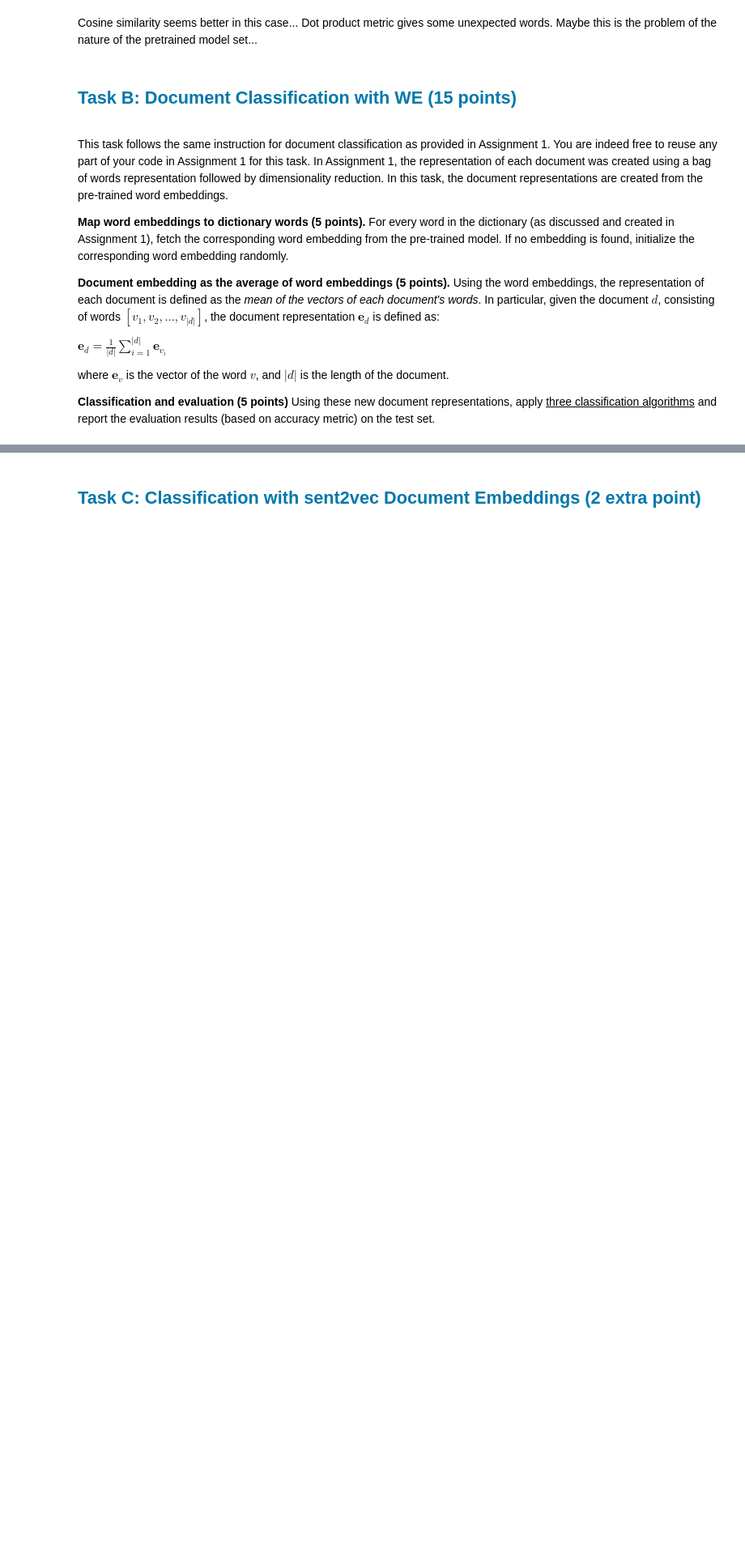
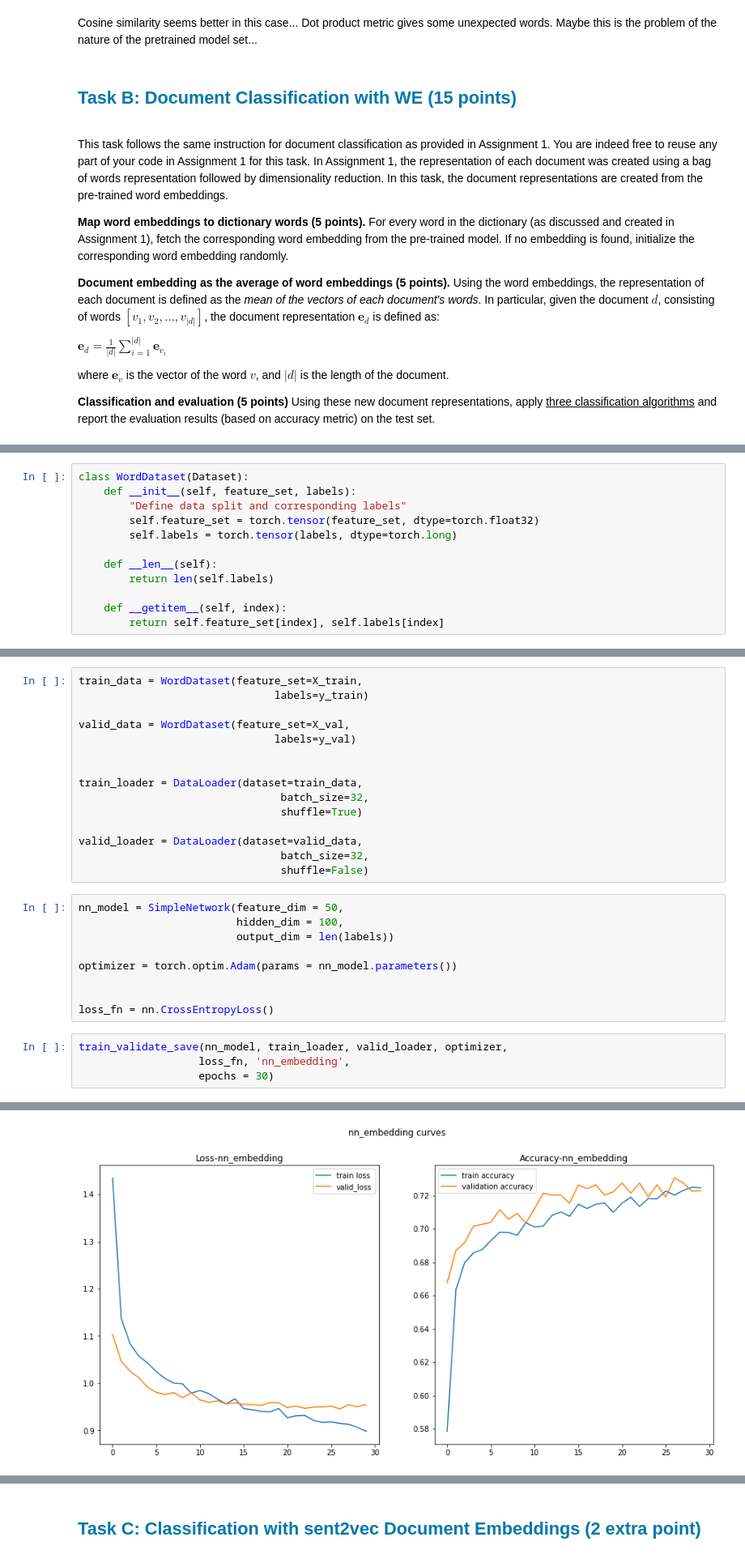
Before and after one commit to ozoin/NLP_Project, a Jupyter notebook: Assignment2.ipynb, the cells around one changed output, grey strips where cells are left out. Shown: that part at 81% size. Cells and saved outputs as stored; diff of their text form; blank space fills up the shorter version.

```diff
--- a/Assignment2.ipynb
+++ b/Assignment2.ipynb
@@ -268,0 +488,12 @@ where $\mathbf{e}_{v}$ is the vector of the word $v$, and $|d|$ is the length of
+# %%
+class WordDataset(Dataset):
+    def __init__(self, feature_set, labels):
+        "Define data split and corresponding labels"
+        self.feature_set = torch.tensor(feature_set, dtype=torch.float32)
+        self.labels = torch.tensor(labels, dtype=torch.long)
+
+    def __len__(self):
+        return len(self.labels)
+
+    def __getitem__(self, index):
+        return self.feature_set[index], self.labels[index]
@@ -268,0 +639,29 @@ where $\mathbf{e}_{v}$ is the vector of the word $v$, and $|d|$ is the length of
+# %%
+train_data = WordDataset(feature_set=X_train,
+                               labels=y_train)
+
+valid_data = WordDataset(feature_set=X_val,
+                               labels=y_val)
+
+
+train_loader = DataLoader(dataset=train_data,
+                                batch_size=32,
+                                shuffle=True)
+
+valid_loader = DataLoader(dataset=valid_data,
+                                batch_size=32,
+                                shuffle=False)
+# %%
+nn_model = SimpleNetwork(feature_dim = 50,
+                         hidden_dim = 100,
+                         output_dim = len(labels))
+
+optimizer = torch.optim.Adam(params = nn_model.parameters())
+
+
+loss_fn = nn.CrossEntropyLoss()
+# %%
+train_validate_save(nn_model, train_loader, valid_loader, optimizer,
+                   loss_fn, 'nn_embedding',
+                   epochs = 30)
+# %% [output]
@@ -268,0 +683 @@ where $\mathbf{e}_{v}$ is the vector of the word $v$, and $|d|$ is the length of
+[figure, added]
```
Also changed, not shown: parts of 20 cells of this notebook.
